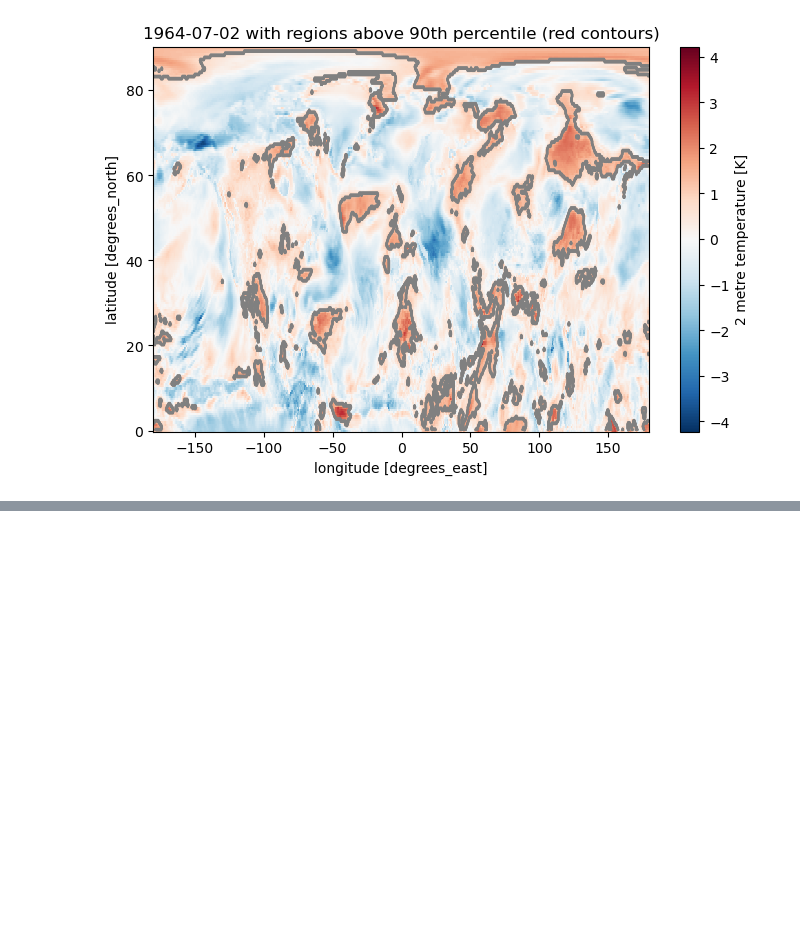
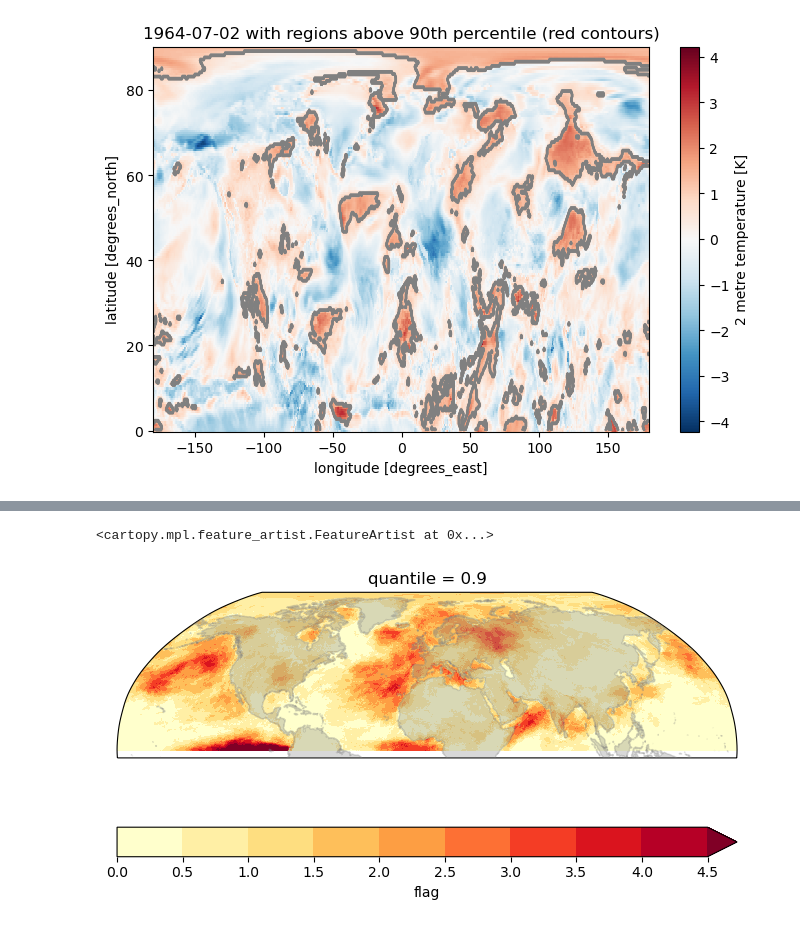
Before and after one commit to edgardotes/HW_contrack, a Jupyter notebook: HW_contrack.ipynb, the cells around one changed output, grey strips where cells are left out. Drawn from its saved outputs; the diff is of its cells as text; code cells hidden in the pictures; blank space fills up the shorter version.

```diff
--- a/HW_contrack.ipynb
+++ b/HW_contrack.ipynb
@@ -417,0 +477,11 @@ plt.show()
+# %%
+proj = ccrs.Robinson(central_longitude=0, globe=None)
+
+fig, ax1 = plt.subplots(1, 1, figsize=(8, 6), dpi=100, subplot_kw={'projection': proj})
+plot=mean_hw.plot(ax=ax1, cmap='YlOrRd', levels=np.arange(0, 5, 0.5),transform=ccrs.PlateCarree(),cbar_kwargs={"orientation":"horizontal"})
+# Add features
+ax1.add_feature(cfeature.NaturalEarthFeature('physical', 'land', '50m',
+                                            edgecolor='face', facecolor='grey', alpha=0.30), zorder=20)
+# %% [output]
+<cartopy.mpl.feature_artist.FeatureArtist at 0x...>
+[figure, added]
```
Also changed, not shown: parts of 10 cells of this notebook, 1 other file.
